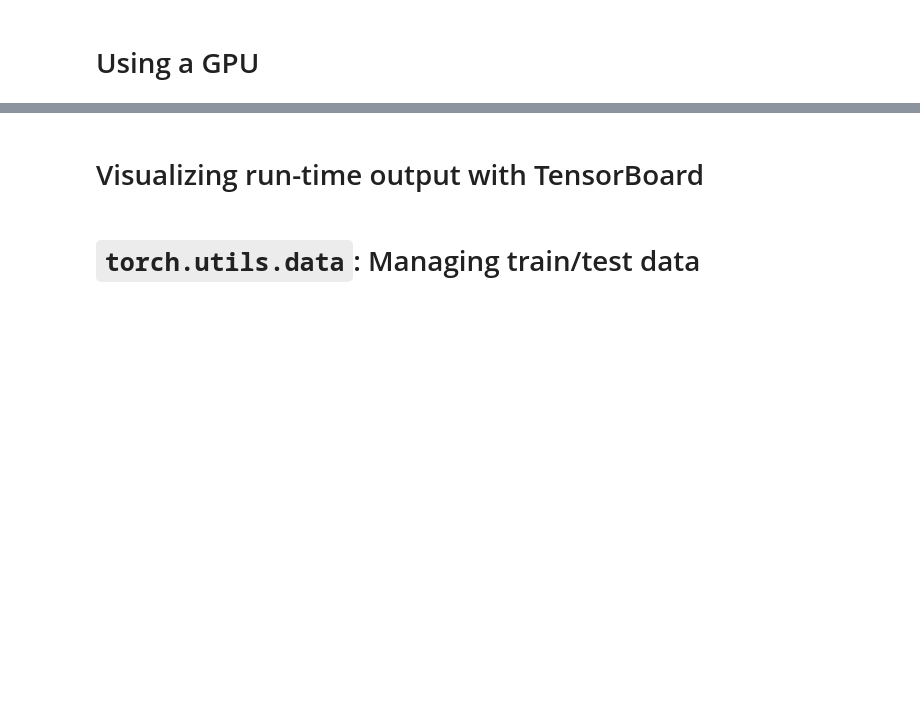
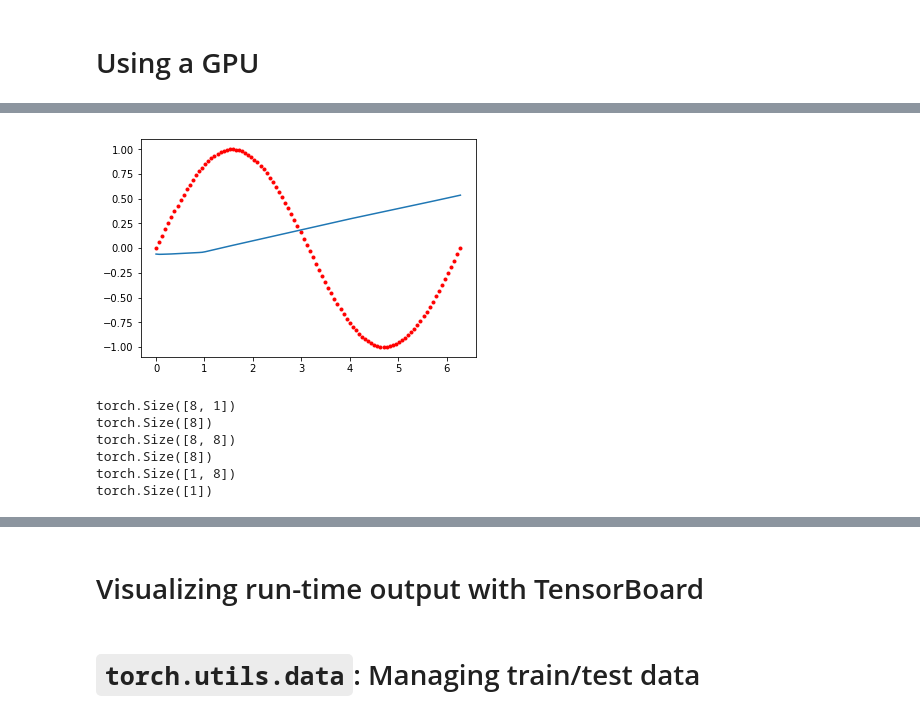
Before and after one commit to compdyn/pytorch_tutorial, a Jupyter notebook: PyTorch_tutorial.ipynb, the cells around one changed output, grey strips where cells are left out. Drawn from its saved outputs; the diff is of its cells as text; code cells hidden in the pictures; blank space fills up the shorter version.

```diff
--- a/PyTorch_tutorial.ipynb
+++ b/PyTorch_tutorial.ipynb
@@ -121,0 +332,32 @@ dz/dx = 4.0
+# %%
+class MyModel(torch.nn.Module):
+    def __init__(self):
+        super(MyModel, self).__init__()
+        self.fc1 = torch.nn.Linear(1, 8)
+        self.fc2 = torch.nn.Linear(8, 8)
+        self.fc3 = torch.nn.Linear(8, 1)
+
+    def forward(self, x):
+        x = torch.nn.functional.relu(self.fc1(x))
+        x = torch.nn.functional.relu(self.fc2(x))
+        x = self.fc3(x)
+        return x
+# %%
+model = MyModel()
+# %%
+yp = model(x.reshape(100,1))
+# %%
+plt.plot(x.numpy(), y.numpy(), 'r.');
+plt.plot(x.numpy(), yp.detach().numpy());
+# %% [output]
+[figure, added]
+# %%
+for p in model.parameters():
+    print(p.shape)
+# %% [output]
+torch.Size([8, 1])
+torch.Size([8])
+torch.Size([8, 8])
+torch.Size([8])
+torch.Size([1, 8])
+torch.Size([1])
```
Also changed, not shown: parts of 73 cells of this notebook.
